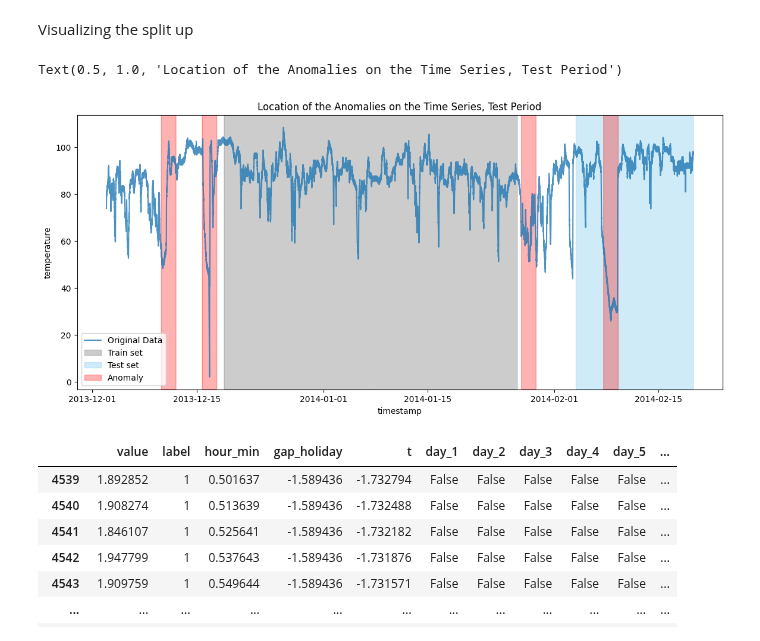
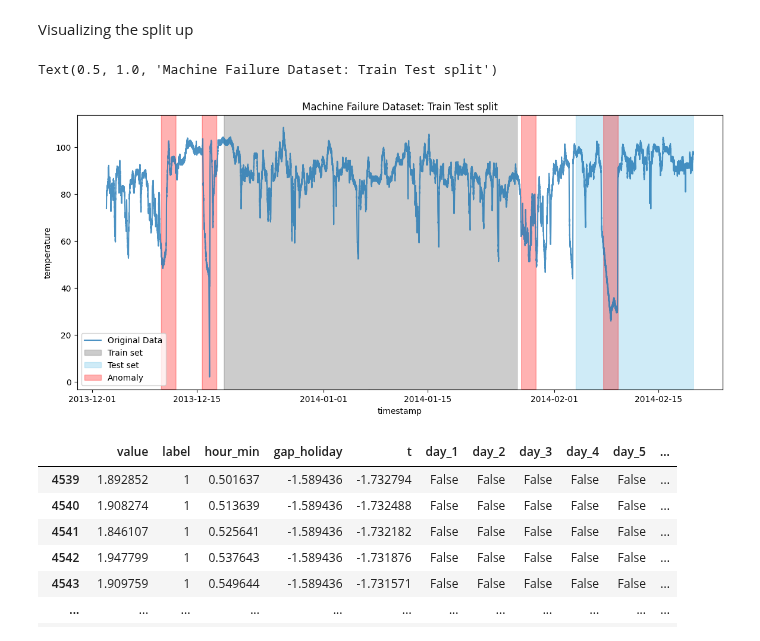
Before and after one commit to anjalianand10/VariationalAutoencodersForAnomalyDetection, a Jupyter notebook: VAE_for_temperature_failure.ipynb, the cells around one changed output. Cells and saved outputs as stored; diff of their text form; code cells hidden in the pictures.

```diff
--- a/VAE_for_temperature_failure.ipynb
+++ b/VAE_for_temperature_failure.ipynb
@@ -181,17 +183,17 @@ Visualizing the split up
 # %%
 fig, ax = plt.subplots(figsize=(14, 6))
 ax.plot(data_w_ts['timestamp'], data_w_ts['value'], label='Original Data', alpha=0.8)
 ax.fill_between(data_w_ts['timestamp'], 0, 1, where=(data_w_ts['timestamp'] > data_w_ts['timestamp'].iloc[train_start]) & (data_w_ts['timestamp'] < data_w_ts['timestamp'].iloc[train_end]), color='gray', alpha=0.4, transform=ax.get_xaxis_transform(),label='Train set')
 ax.fill_between(data_w_ts['timestamp'], 0, 1, where=(data_w_ts['timestamp'] > data_w_ts['timestamp'].iloc[test_start]) & (data_w_ts['timestamp'] < data_w_ts['timestamp'].iloc[len(data)-1]), color='skyblue', alpha=0.4, transform=ax.get_xaxis_transform(),label='Test set')
 ax.fill_between(data_w_ts['timestamp'], 0, 1, where=np.logical_not(data_w_ts['label']), color='red', alpha=0.3, transform=ax.get_xaxis_transform(),label='Anomaly')
 
 plt.legend()
 plt.xlabel("timestamp")
 plt.ylabel("temperature")
-plt.title("Location of the Anomalies on the Time Series, Test Period")
+plt.title("Machine Failure Dataset: Train Test split")
 # %% [output]
-Text(0.5, 1.0, 'Location of the Anomalies on the Time Series, Test Period')
+Text(0.5, 1.0, 'Machine Failure Dataset: Train Test split')
-[figure, old version]
+[figure, new version]
 # %%
 scaler = preprocessing.StandardScaler().fit(tr_data[cont_vars])
 # %%
```
Also changed, not shown: parts of 13 cells of this notebook, 5 other files.
